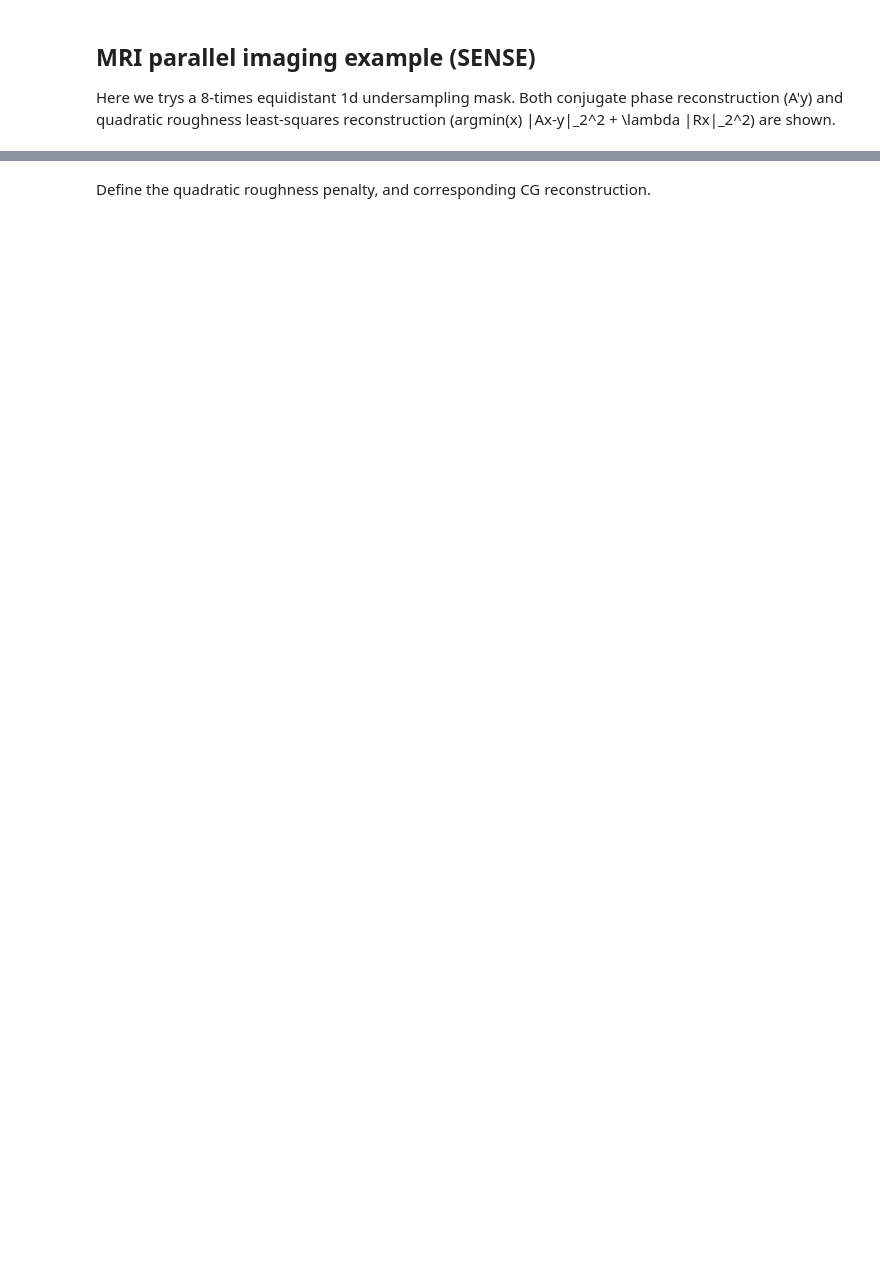
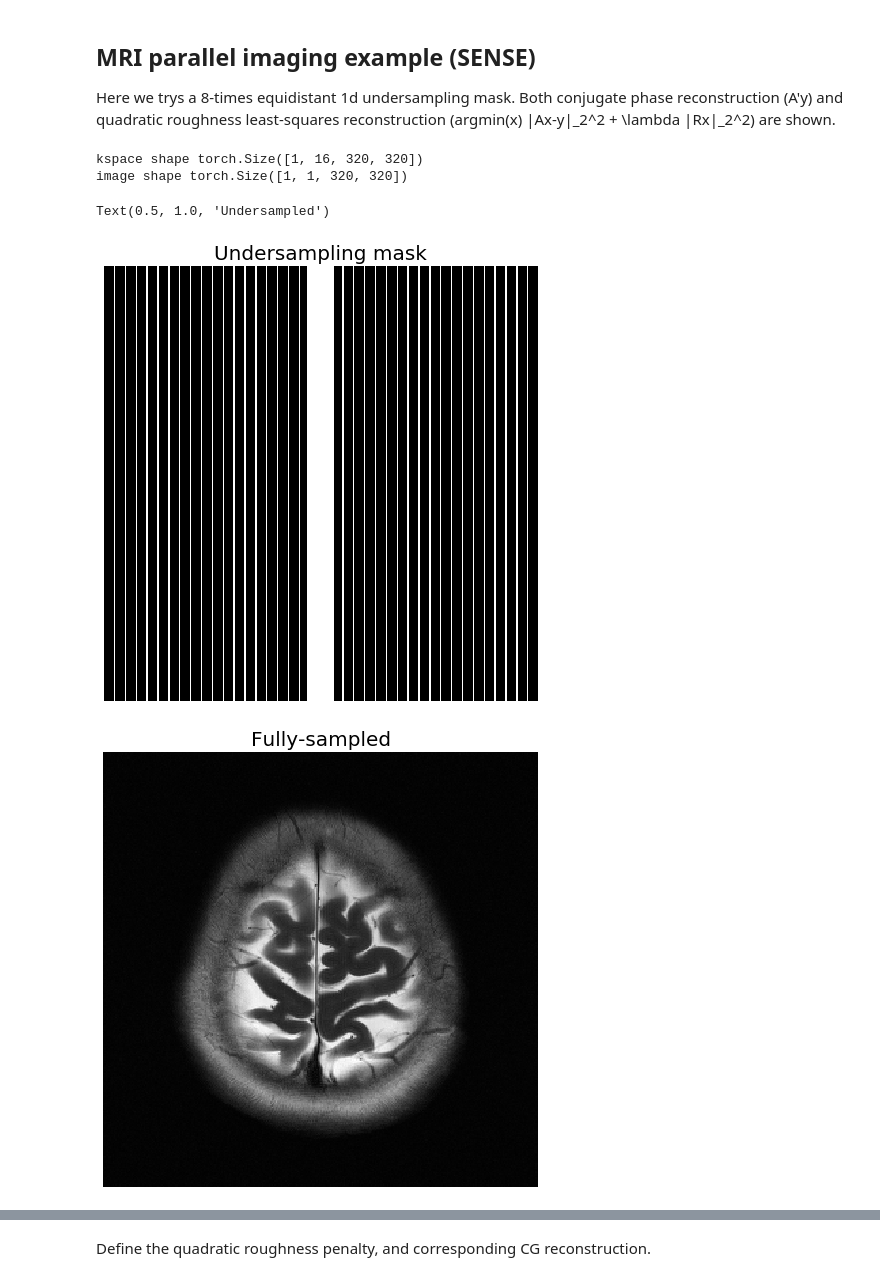
Before and after one commit to guanhuaw/MIRTorch, a Jupyter notebook: examples/demo_mri.ipynb, the cells around one changed output, grey strips where cells are left out. Drawn from its saved outputs; the diff is of its cells as text; code cells hidden in the pictures; blank space fills up the shorter version.

```diff
--- a/examples/demo_mri.ipynb
+++ b/examples/demo_mri.ipynb
@@ -35,25 +43,54 @@ Both conjugate phase reconstruction (A'y)
 and quadratic roughness least-squares reconstruction (argmin(x) \|Ax-y\|_2^2 + \lambda \|Rx\|_2^2) are shown.
 # %%
 ex_multi = np.load('AXT2_210_6001736_layer11.npz')
-device0 = torch.device('cpu')
+device0 = torch.device('cuda:0')
 # k-space
 k_c = torch.tensor(ex_multi['k_r'] + 1j*ex_multi['k_i']).to(device0)/32767.0
 # Sense map
 s_c = torch.tensor(ex_multi['s_r'] + 1j*ex_multi['s_i']).to(device0)/32767.0
 # Define Sense operator
 (nc, nh, nw) = s_c.shape
 Fop = FFTCn((nc, nh, nw), (nc, nh, nw), (1,2), norm = 'ortho')
 # Conjugate phase reconstruction
-I1 = Fop.H*k_c
-I1 = torch.sqrt(I1.abs().pow(2).sum(dim=0))
-# Define undersampling mask
-mask = torch.zeros(nh,nw)
-mask[:,0:nw:8]=1
-# Define sense operator
-Sop = Sense(s_c, mask, batchmode = False)
-# Zero-filled reconstruction
-I0 = Sop.H*k_c
-plt.figure(figsize=(20,10))
-plt.imshow(torch.abs(I0).data.numpy())
-plt.colorbar()
-plt.title('zero-filled')
+I1 = (Fop.H*k_c).to(torch.complex64).to(device0).unsqueeze(0)
+nx = 320
+ny = 320
+I1 = I1[:,:,nh//2-nx//2:nh//2+nx//2,nw//2-ny//2:nw//2+ny//2]
+s_c = s_c[:,nh//2-nx//2:nh//2+nx//2,nw//2-ny//2:nw//2+ny//2].unsqueeze(0).to(torch.complex64).to(device0)
+mask = torch.zeros(nx,ny).to(device0)
+mask[:,0:ny:8]=1
+mask[:,150:170]=1
+# mask = torch.ones(nx,ny)
+
+Fop = FFTCn((1, nc, nx, ny), (1, nc, nx, ny), (2,3), norm = 'ortho')
+K1 = Fop*I1
+Sop = Sense(s_c, mask.unsqueeze(0))
+I0 = Sop.H*K1
+print('kspace shape', K1.shape)
+print('image shape', I0.shape)
+
+
+
+plt.figure(figsize=(8,8))
+plt.imshow(mask.cpu(), cmap = 'gray')
+plt.axis('off')
+plt.title('Undersampling mask',size = 20)
+
+
+plt.figure(figsize=(8,8))
+plt.imshow(torch.flip(torch.sqrt(torch.sum(torch.square(I1[0].abs()),dim=0)),[0,1]).cpu().data.numpy(), cmap = 'gray')
+plt.axis('off')
+plt.title('Fully-sampled',size = 20)
+
+
+
+plt.figure(figsize=(8,8))
+plt.imshow(torch.flip(torch.abs(I0[0,0,:,:]),[0,1]).cpu().data.numpy(), cmap = 'gray')
+plt.axis('off')
+plt.title('Undersampled',size = 20)
+# %% [output]
+kspace shape torch.Size([1, 16, 320, 320])
+image shape torch.Size([1, 1, 320, 320])
+Text(0.5, 1.0, 'Undersampled')
+[figure, added]
+[figure, added]
```
Also changed, not shown: parts of 21 cells of this notebook, 37 other files.
